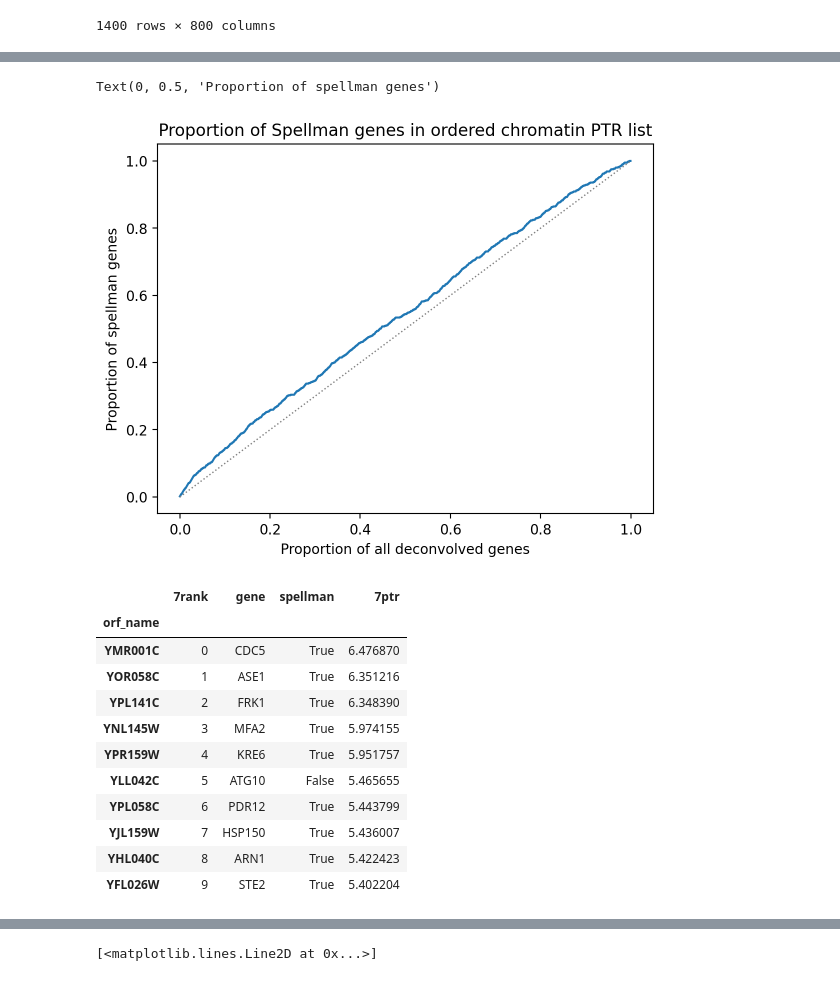
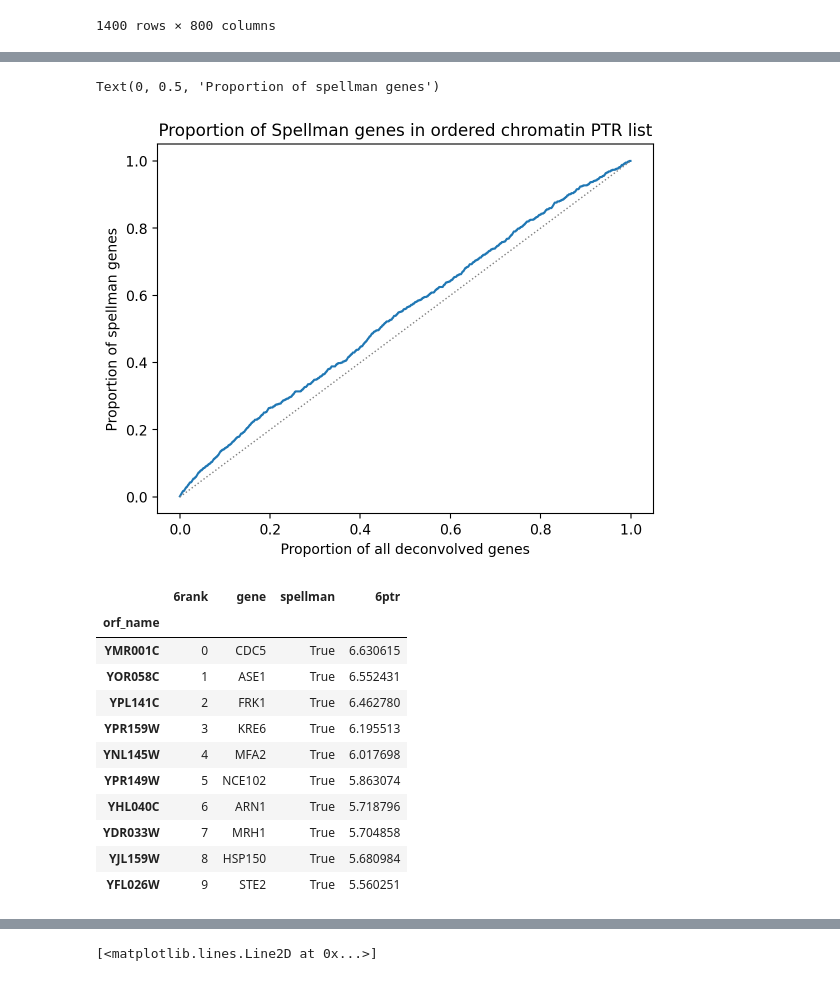
Before and after one commit to HarteminkLab/cell-cycle-deconv, a Jupyter notebook: 19_Chromatin_PTR_Analysis.ipynb, the cells around one changed output, grey strips where cells are left out. Drawn from its saved outputs; the diff is of its cells as text; code cells hidden in the pictures.

```diff
--- a/19_Chromatin_PTR_Analysis.ipynb
+++ b/19_Chromatin_PTR_Analysis.ipynb
@@ -16,5 +16,3 @@ Possibly sweep for what k values can be reasonable. Maybe think through how we c
 import numpy as np
 import pandas as pd
 import matplotlib.pyplot as plt
-# %%
-geneset = pd.read_csv('data/reference_data/geneset_nondub_w_prom_genebodies.csv').set_index('orf_name')
@@ -200,0 +191,19 @@ print(elbow)
+# %%
+rank_mean_dat = rank_stds_df.mean(axis=0)[1:100]
+
+plt.plot(rank_mean_dat.index, rank_mean_dat.values)
+
+maximal_mean = rank_mean_dat.argmax()
+
+plt.axvline(maximal_mean+1, c='red')
+plt.xlabel("k")
+plt.ylabel("Average standard deviation in rank")
+plt.title("Average std of gene PTR rank with increased k")
+
+print(maximal_mean)
+
+# As the k increases from 0, the standard deviation of the rank increases,
+# the rank has not stabilized and there is a lot of shuffling around
+# At 6, the rank values have reached it maximum amount of change
+# following 6, the rank values diminish, as we are introducing more stabilizing (but more
+# noise introducing values into the ptr rank)
@@ -201,19 +213,17 @@ print(elbow)
 # %%
-# Elbow is chosen as 8, therefore 8 is the k to choose in which the
-# the gene's rank stabilizes but doesn't get too blurred out with increasing
-# k too large
-sorted_ptrs_7 = sorted_ptrs_ranks_df[[7]].sort_values(7).join(geneset[['gene']], how='inner')
-sorted_ptrs_7['spellman'] = False
 
-spellman_orfs_7 = list(set(spellman_orfs).intersection(set(sorted_ptrs_7.index.values)))
-sorted_ptrs_7.loc[spellman_orfs_7, 'spellman'] = True
+sorted_ptrs_6 = sorted_ptrs_ranks_df[[maximal_mean]].sort_values(maximal_mean).join(geneset[['gene']], how='inner')
+sorted_ptrs_6['spellman'] = False
 
-sorted_ptrs_7 = sorted_ptrs_7.join(sorted_ptrs_df[[7]], lsuffix='rank', rsuffix='ptr')
+spellman_orfs_6 = list(set(spellman_orfs).intersection(set(sorted_ptrs_6.index.values)))
+sorted_ptrs_6.loc[spellman_orfs_6, 'spellman'] = True
+
+sorted_ptrs_6 = sorted_ptrs_6.join(sorted_ptrs_df[[maximal_mean]], lsuffix='rank', rsuffix='ptr')
 # %%
-num_scs = len(spellman_orfs_7)
+num_scs = len(spellman_orfs_6)
 n = len(spellman_cumsum)
 
-spellman_cumsum = sorted_ptrs_7.spellman.cumsum()
+spellman_cumsum = sorted_ptrs_6.spellman.cumsum()
 plt.plot(np.arange(n)/n, spellman_cumsum/num_scs)
 plt.plot([0, 1], [0, 1], c='gray', ls='dotted', lw=1)
 plt.title("Proportion of Spellman genes in ordered chromatin PTR list")
@@ -221,20 +231,20 @@ plt.xlabel("Proportion of all deconvolved genes")
 plt.ylabel("Proportion of spellman genes")
 # %% [output]
 Text(0, 0.5, 'Proportion of spellman genes')
-[figure, old version]
+[figure, new version]
 # %%
-sorted_ptrs_7.head(10)
+sorted_ptrs_6.head(10)
 # %% [output]
-|  | 7rank | gene | spellman | 7ptr |
+|  | 6rank | gene | spellman | 6ptr |
 | orf_name |  |  |  |  |
-| YMR001C | 0 | CDC5 | True | 6.476870 |
-| YOR058C | 1 | ASE1 | True | 6.351216 |
-| YPL141C | 2 | FRK1 | True | 6.348390 |
-| YNL145W | 3 | MFA2 | True | 5.974155 |
-| YPR159W | 4 | KRE6 | True | 5.951757 |
-| YLL042C | 5 | ATG10 | False | 5.465655 |
-| YPL058C | 6 | PDR12 | True | 5.443799 |
-| YJL159W | 7 | HSP150 | True | 5.436007 |
-| YHL040C | 8 | ARN1 | True | 5.422423 |
-| YFL026W | 9 | STE2 | True | 5.402204 |
+| YMR001C | 0 | CDC5 | True | 6.630615 |
+| YOR058C | 1 | ASE1 | True | 6.552431 |
+| YPL141C | 2 | FRK1 | True | 6.462780 |
+| YPR159W | 3 | KRE6 | True | 6.195513 |
+| YNL145W | 4 | MFA2 | True | 6.017698 |
+| YPR149W | 5 | NCE102 | True | 5.863074 |
+| YHL040C | 6 | ARN1 | True | 5.718796 |
+| YDR033W | 7 | MRH1 | True | 5.704858 |
+| YJL159W | 8 | HSP150 | True | 5.680984 |
+| YFL026W | 9 | STE2 | True | 5.560251 |
 # %%
```
Also changed, not shown: parts of 15 cells of this notebook, 2 other files.
